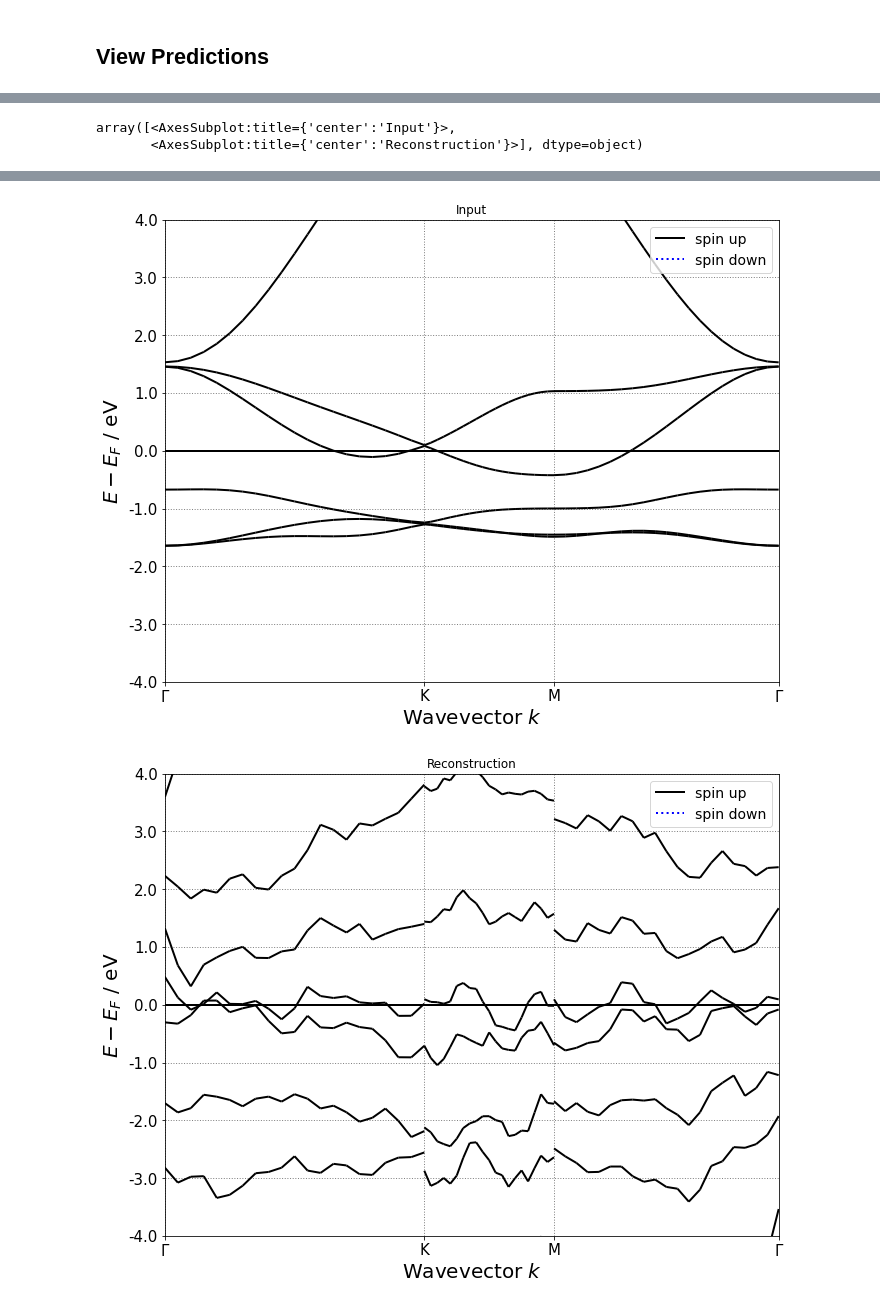
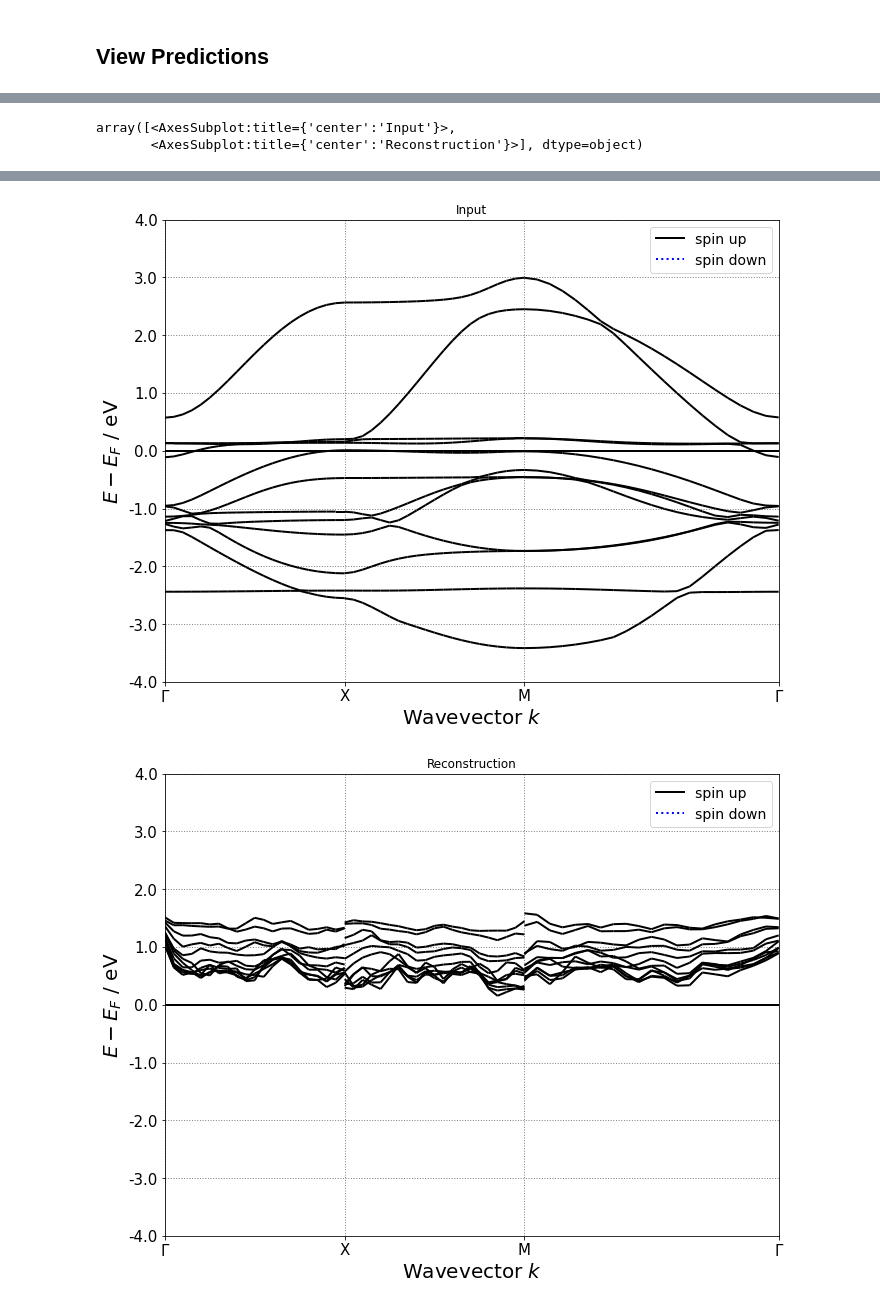
Before and after one commit to ThomasWarford/band-fingerprint, a Jupyter notebook: autoencoder/train_nearest_N.ipynb, the cells around one changed output, grey strips where cells are left out. Saved outputs shown, nothing was run; the diff lists cells and outputs as text; code cells hidden in the pictures.

```diff
--- a/autoencoder/train_nearest_N.ipynb
+++ b/autoencoder/train_nearest_N.ipynb
@@ -16,12 +16,20 @@ MAX_ENERGY_MINUS_EFERMI =  20 # actually 30 but only 1 material exceeds 20
 MIN_ENERGY_MINUS_EFERMI =  -17 # actually -100 but only 2 materials exceed -22
 # %% [markdown]
 ## Load
+# %%
+class RandomErasingBWInput(RandomErasing):
+    def encodes(self,x:TensorImageNoised):
+        count = random.randint(1, self.max_count)
+        _,img_h,img_w = x.shape[-3:]
+        area = img_h*img_w/count
+        areas = [self._bounds(area, img_h, img_w) for _ in range(count)]
+        return cutout_gaussian(x, areas)
 # %%
 dls = DataBlock(
     blocks=(ImageBlock(cls=Tiff32Image), ImageBlock(cls=Tiff32Image)),
     get_items=get_image_files,
     splitter=RandomSplitter(valid_pct=0.1),
-    item_tfms=[Resize((12, SELECTED_WIDTH), "squish")],
+    item_tfms=[Resize((12, SELECTED_WIDTH), "squish"), RandomErasingBWInput()], #AddNoiseTransform(std=1000)],
     batch_tfms=[IntToFloatTensor(div=2**16-1),],
         ).dataloaders(DATA_DIRECTORY/f"images/energies_{NUMBER_OF_NEAR_BANDS}_nearest_bands", bs=64)
 
@@ -65,8 +74,8 @@ class SimpleAutoencoder(nn.Module):
         out = out.view(-1, 8, 3, 32)
         return self.decode(out)
 # %%
-ae = SimpleAutoencoder(n_latent=128)
+ae = SimpleAutoencoder(n_latent=256)
 learn = Learner(dls, ae, F.mse_loss, cbs=[ShowGraphCallback()])
-learn.fit_one_cycle(20)
+learn.fit_one_cycle(1)
 # %% [output]
 | epoch | train_loss | valid_loss | time |
@@ -92,5 +91,5 @@ learn.fit_one_cycle(20)
 # %%
-view_prediction("2dm-1", learn.model, MIN_ENERGY_MINUS_EFERMI, MAX_ENERGY_MINUS_EFERMI, width=SELECTED_WIDTH)
+view_prediction("2dm-25", learn.model, MIN_ENERGY_MINUS_EFERMI, MAX_ENERGY_MINUS_EFERMI, width=SELECTED_WIDTH)
 # %% [output]
 array([<AxesSubplot:title={'center':'Input'}>,
        <AxesSubplot:title={'center':'Reconstruction'}>], dtype=object)
@@ -98,2 +97,2 @@ array([<AxesSubplot:title={'center':'Input'}>,
-[figure, old version]
+[figure, new version]
-[figure, old version]
+[figure, new version]
```
Also changed, not shown: parts of 7 cells of this notebook, 1 other file.
